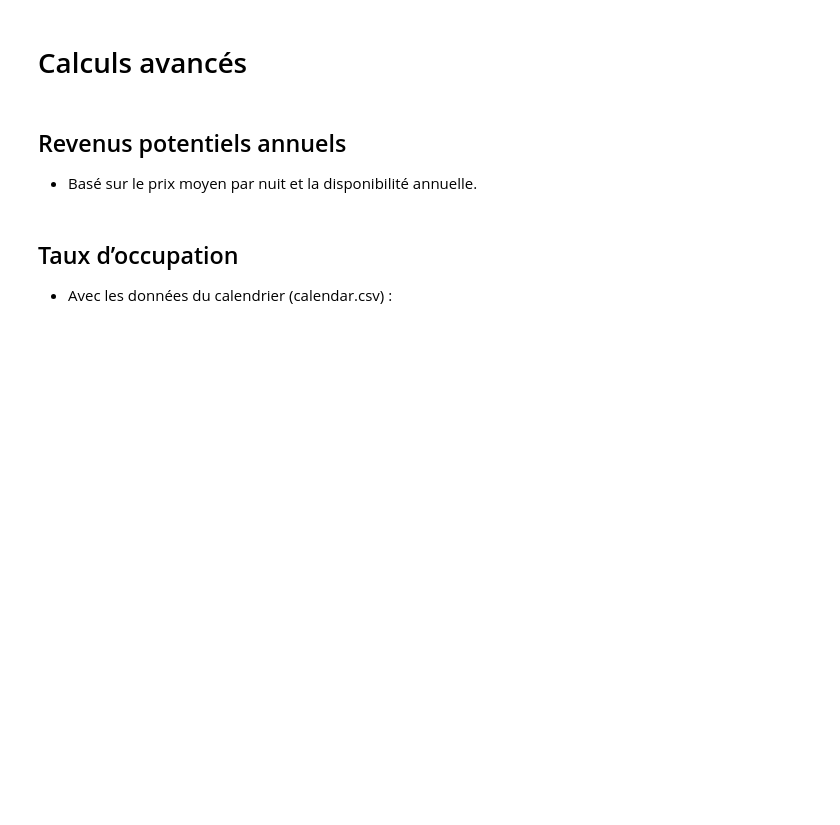
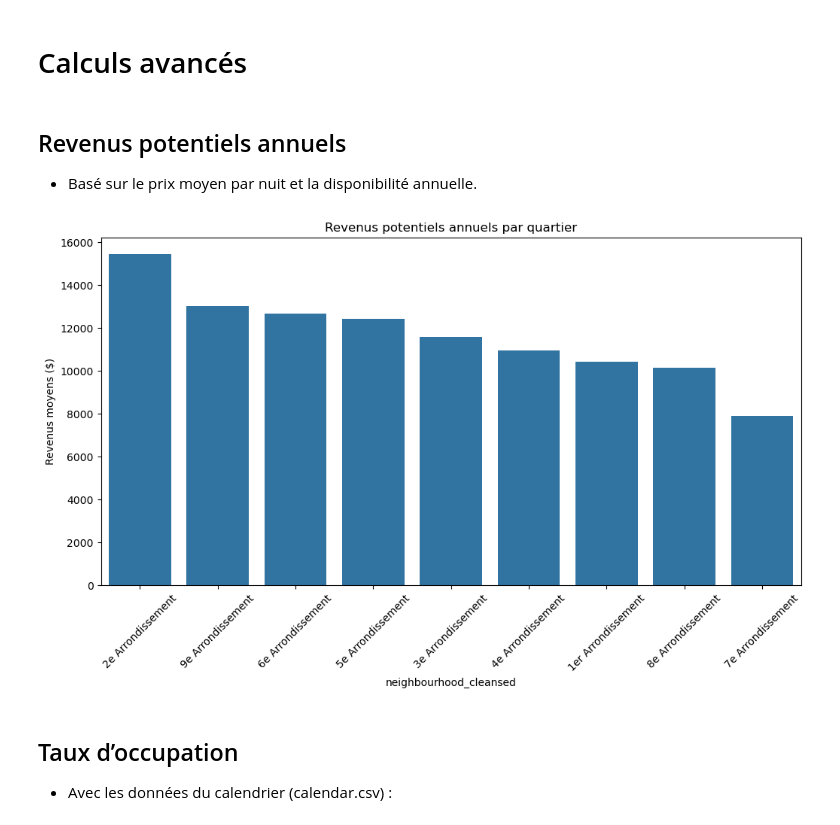
Before and after one commit to AlexandreOuenadio/datathon-2024, a Jupyter notebook: Notebooks/GetDistanceBetween.ipynb, the cells around one changed output. Cells and saved outputs as stored; diff of their text form; code cells hidden in the pictures; blank space fills up the shorter version.

```diff
--- a/Notebooks/GetDistanceBetween.ipynb
+++ b/Notebooks/GetDistanceBetween.ipynb
@@ -159,15 +172,17 @@ sns.heatmap(corr, annot=True, cmap='coolwarm')
 - Basé sur le prix moyen par nuit et la disponibilité annuelle.
 # %%
 listings['potential_revenue'] = listings['price'] * listings['availability_365']
-revenue_per_neighbourhood = listings.groupby('neighbourhood')['potential_revenue'].mean().sort_values(ascending=False)
+revenue_per_neighbourhood = listings.groupby('neighbourhood_cleansed')['potential_revenue'].mean().sort_values(ascending=False)
 
 # Visualisation
 plt.figure(figsize=(12, 6))
 sns.barplot(x=revenue_per_neighbourhood.index, y=revenue_per_neighbourhood.values)
 plt.title('Revenus potentiels annuels par quartier')
 plt.xticks(rotation=45)
 plt.ylabel('Revenus moyens ($)')
 plt.show()
+# %% [output]
+[figure, added]
 # %% [markdown]
 ## Taux d’occupation
 - Avec les données du calendrier (calendar.csv) :
```
Also changed, not shown: parts of 8 cells of this notebook, 5 other files.
